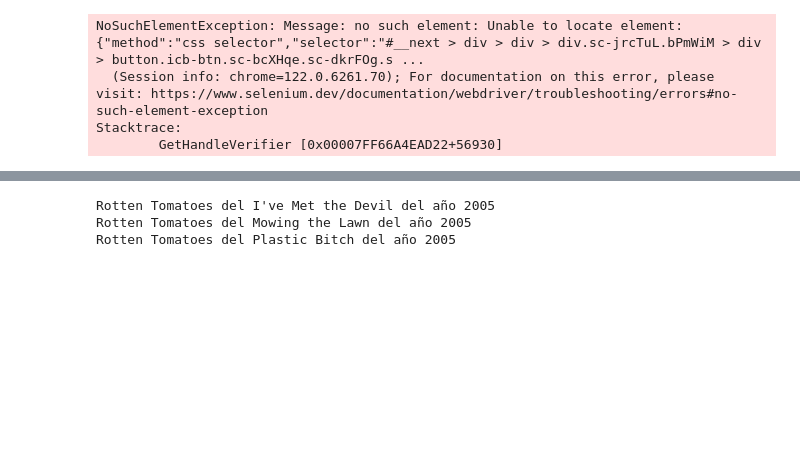
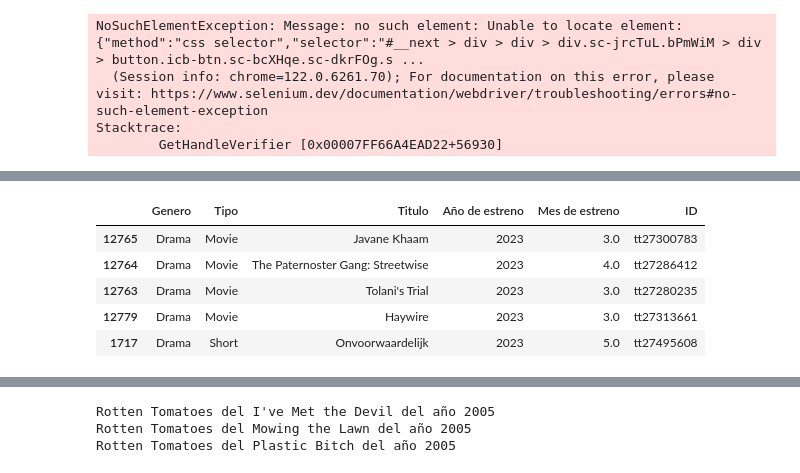
Before and after one commit to lmoraromero/proyecto-da-promo-G-modulo-2-team-2, a Jupyter notebook: pruebas_rebe.ipynb, the cells around one changed output, grey strips where cells are left out. Drawn from its saved outputs; the diff is of its cells as text; code cells hidden in the pictures; blank space fills up the shorter version.

```diff
--- a/pruebas_rebe.ipynb
+++ b/pruebas_rebe.ipynb
@@ -332,3 +332,12 @@ df_pelis_ordenado.head()
+# %%
+df_pelis_ordenado.tail()
+# %% [output]
+|  | Genero | Tipo | Titulo | Año de estreno | Mes de estreno | ID |
+| 12765 | Drama | Movie | Javane Khaam | 2023 | 3.0 | tt27300783 |
+| 12764 | Drama | Movie | The Paternoster Gang: Streetwise | 2023 | 4.0 | tt27286412 |
+| 12763 | Drama | Movie | Tolani's Trial | 2023 | 3.0 | tt27280235 |
+| 12779 | Drama | Movie | Haywire | 2023 | 3.0 | tt27313661 |
+| 1717 | Drama | Short | Onvoorwaardelijk | 2023 | 5.0 | tt27495608 |
 # %%
 list_busqueda_rotten[:5]
 # %% [output]
```
Also changed, not shown: parts of 7 cells of this notebook, 14 other files.
